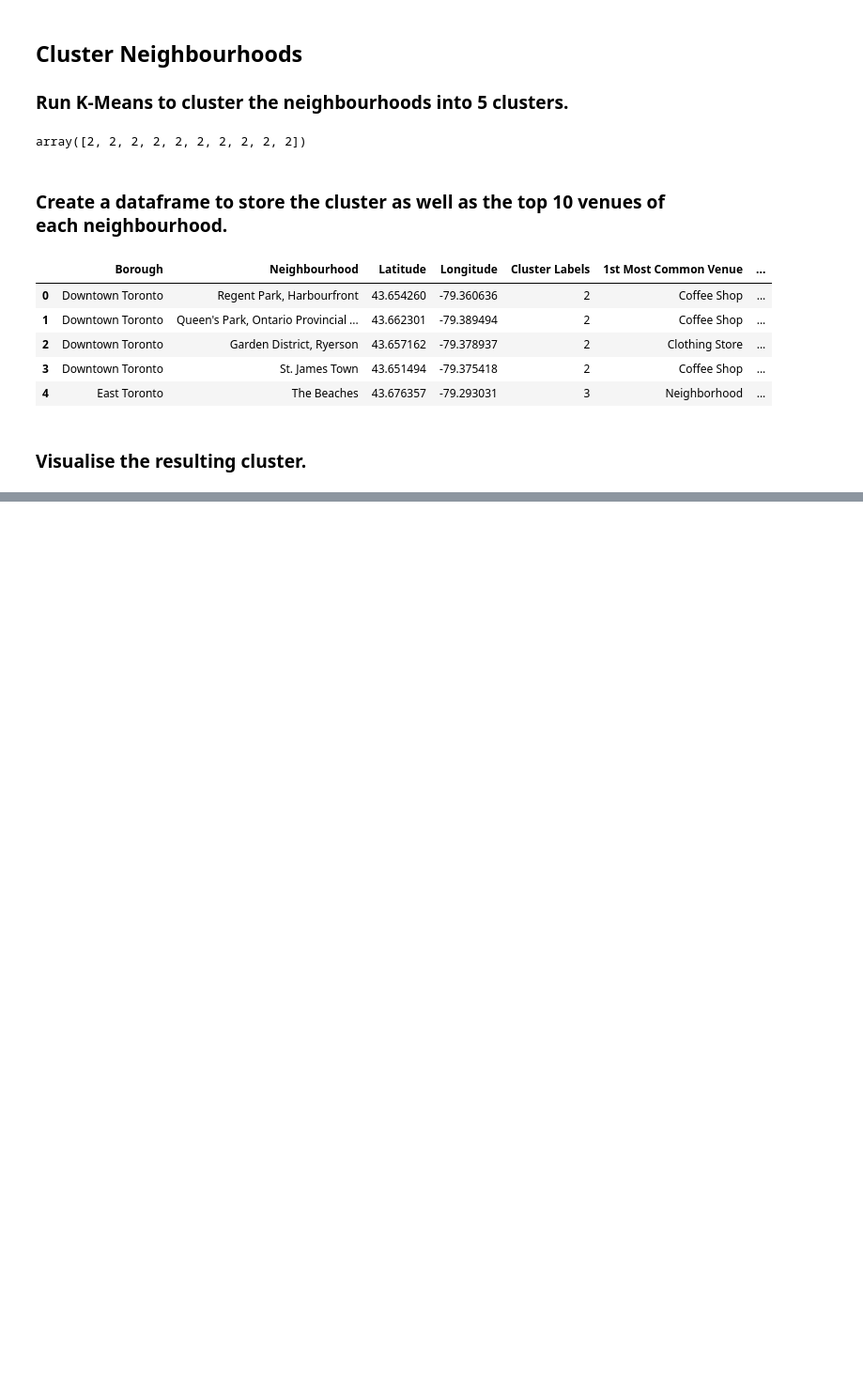
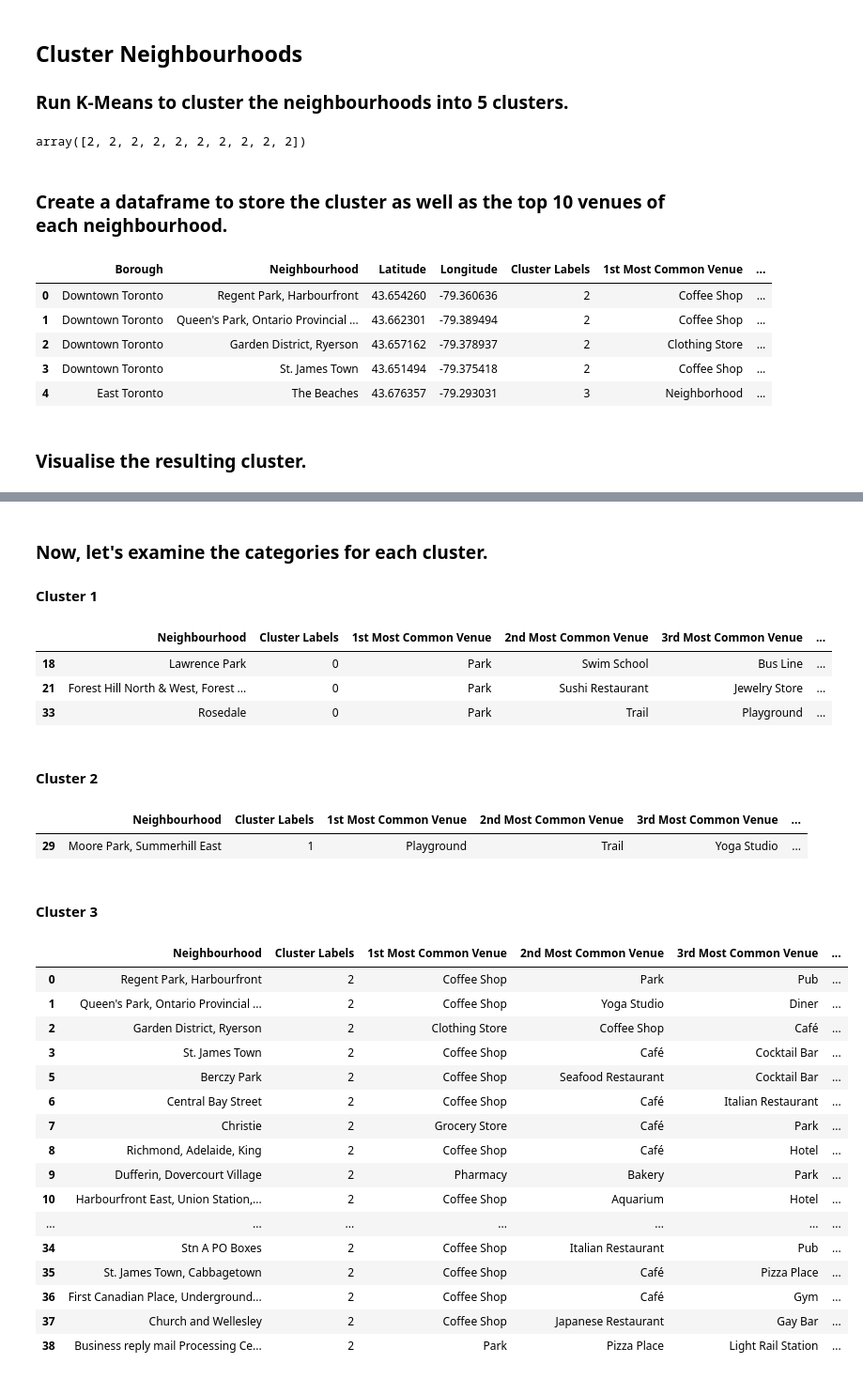
Before and after one commit to colin-ng/Coursera_Capstone, a Jupyter notebook: ML9_Assignment.ipynb, the cells around one changed output, grey strips where cells are left out. Shown: that part at 94% size. Saved outputs shown, nothing was run; the diff lists cells and outputs as text; code cells hidden in the pictures; blank space fills up the shorter version.

```diff
--- a/ML9_Assignment.ipynb
+++ b/ML9_Assignment.ipynb
@@ -577,3 +576,42 @@ for lat, lon, poi, cluster in zip(toronto_merged['Latitude'], toronto_merged['Lo
 map_clusters
 # %% [output]
 [interactive output not drawn]
+# %% [markdown]
+### Now, let's examine the categories for each cluster.
+#### Cluster 1
+# %%
+toronto_merged.loc[toronto_merged['Cluster Labels'] == 0, toronto_merged.columns[[1] + list(range(4, toronto_merged.shape[1]))]]
+# %% [output]
+|  | Neighbourhood | Cluster Labels | 1st Most Common Venue | 2nd Most Common Venue | 3rd Most Common Venue | ... |
+| 18 | Lawrence Park | 0 | Park | Swim School | Bus Line | ... |
+| 21 | Forest Hill North & West, Forest ... | 0 | Park | Sushi Restaurant | Jewelry Store | ... |
+| 33 | Rosedale | 0 | Park | Trail | Playground | ... |
+# %% [markdown]
+#### Cluster 2
+# %%
+toronto_merged.loc[toronto_merged['Cluster Labels'] == 1, toronto_merged.columns[[1] + list(range(4, toronto_merged.shape[1]))]]
+# %% [output]
+|  | Neighbourhood | Cluster Labels | 1st Most Common Venue | 2nd Most Common Venue | 3rd Most Common Venue | ... |
+| 29 | Moore Park, Summerhill East | 1 | Playground | Trail | Yoga Studio | ... |
+# %% [markdown]
+#### Cluster 3
+# %%
+toronto_merged.loc[toronto_merged['Cluster Labels'] == 2, toronto_merged.columns[[1] + list(range(4, toronto_merged.shape[1]))]]
+# %% [output]
+|  | Neighbourhood | Cluster Labels | 1st Most Common Venue | 2nd Most Common Venue | 3rd Most Common Venue | ... |
+| 0 | Regent Park, Harbourfront | 2 | Coffee Shop | Park | Pub | ... |
+| 1 | Queen's Park, Ontario Provincial ... | 2 | Coffee Shop | Yoga Studio | Diner | ... |
+| 2 | Garden District, Ryerson | 2 | Clothing Store | Coffee Shop | Café | ... |
+| 3 | St. James Town | 2 | Coffee Shop | Café | Cocktail Bar | ... |
+| 5 | Berczy Park | 2 | Coffee Shop | Seafood Restaurant | Cocktail Bar | ... |
+| 6 | Central Bay Street | 2 | Coffee Shop | Café | Italian Restaurant | ... |
+| 7 | Christie | 2 | Grocery Store | Café | Park | ... |
+| 8 | Richmond, Adelaide, King | 2 | Coffee Shop | Café | Hotel | ... |
+| 9 | Dufferin, Dovercourt Village | 2 | Pharmacy | Bakery | Park | ... |
+| 10 | Harbourfront East, Union Station,... | 2 | Coffee Shop | Aquarium | Hotel | ... |
+| ... | ... | ... | ... | ... | ... | ... |
+| 34 | Stn A PO Boxes | 2 | Coffee Shop | Italian Restaurant | Pub | ... |
+| 35 | St. James Town, Cabbagetown | 2 | Coffee Shop | Café | Pizza Place | ... |
+| 36 | First Canadian Place, Underground... | 2 | Coffee Shop | Café | Gym | ... |
+| 37 | Church and Wellesley | 2 | Coffee Shop | Japanese Restaurant | Gay Bar | ... |
+| 38 | Business reply mail Processing Ce... | 2 | Park | Pizza Place | Light Rail Station | ... |
```
Also changed, not shown: parts of 7 cells of this notebook.
